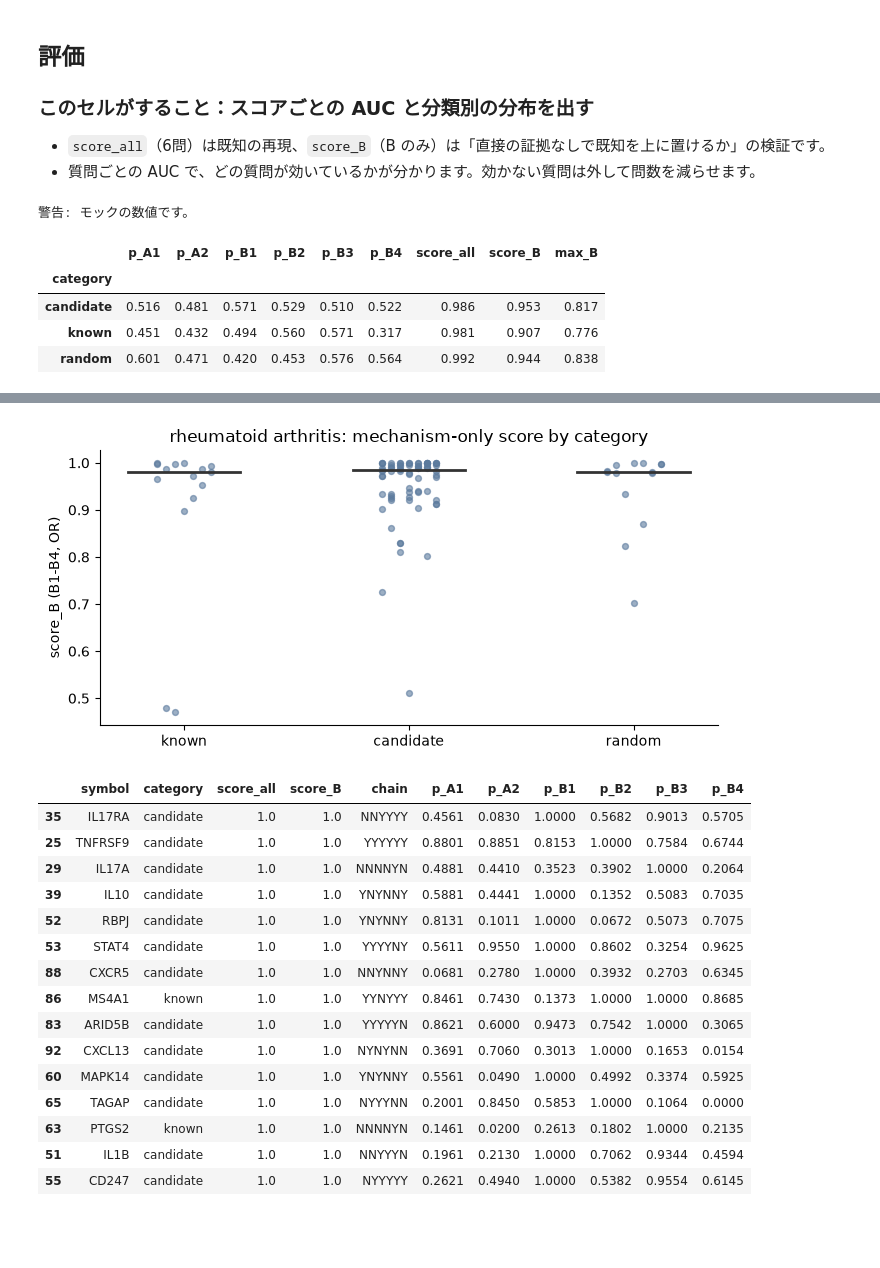
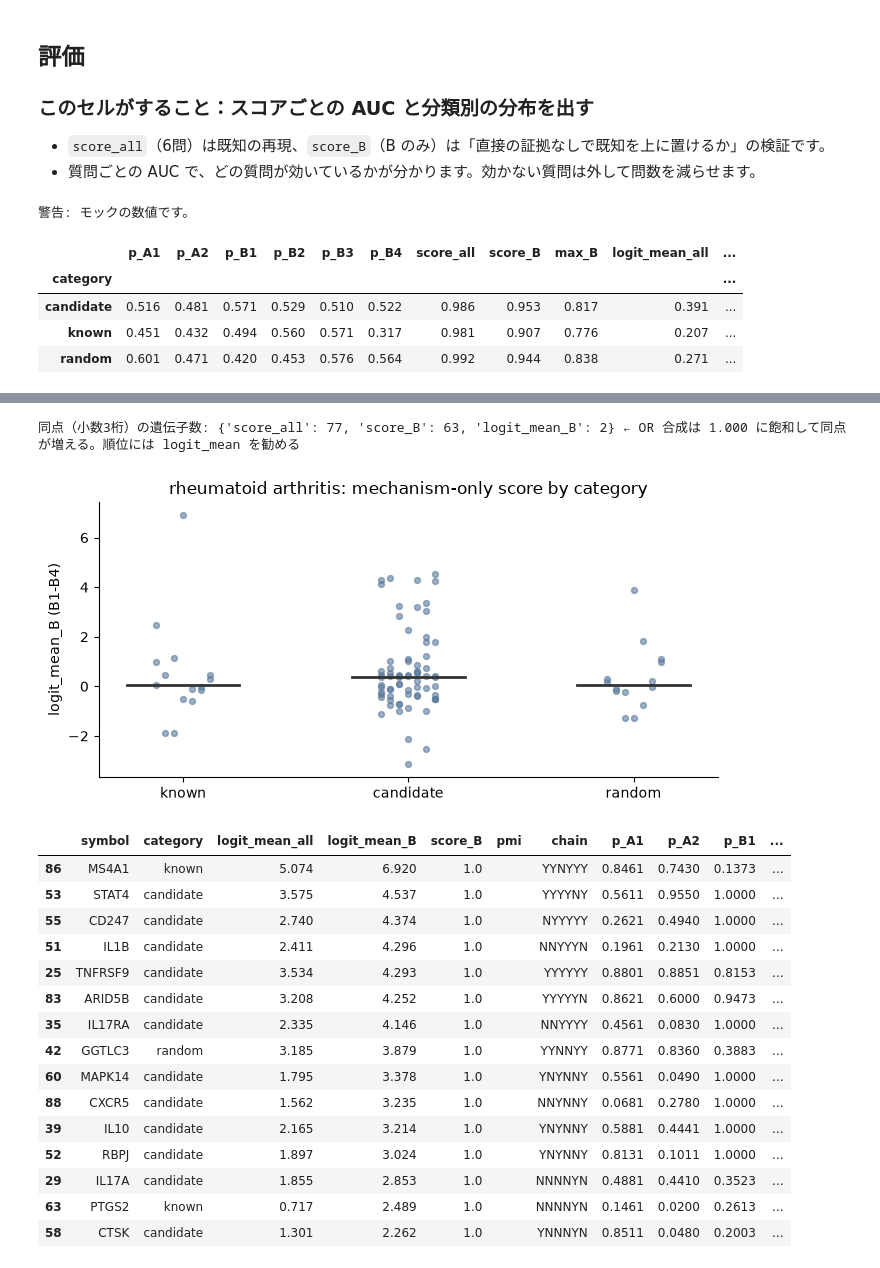
Before and after one commit to pepsea/gene_disease_prediction02, a Jupyter notebook: notebooks/03_fast_six_questions.ipynb, the cells around one changed output, grey strips where cells are left out. Saved outputs shown, nothing was run; the diff lists cells and outputs as text; code cells hidden in the pictures; blank space fills up the shorter version.

```diff
--- a/notebooks/03_fast_six_questions.ipynb
+++ b/notebooks/03_fast_six_questions.ipynb
@@ -334,15 +334,19 @@ for i, g in genes.iterrows():
         p = {q: min(1.0, max(0.0, p_raw[q] - delta[q] / 2)) for q in QIDS}
     score_all = 1 - np.prod([1 - p[q] for q in QIDS])
     b = [p[q] for q in QIDS if q.startswith("B")]
+    logit = lambda x: math.log(max(x, 1e-6) / max(1 - x, 1e-6))          # 対数オッズ（飽和しない合成用）
     pmi = ""
     if pmi_base is not None:
         pmi = sequence_logprob(f"{g['gene_label']} is an established therapeutic target for the disease:", " " + DISEASE) - pmi_base
     rows.append({"symbol": g["symbol"], "gene_label": g["gene_label"], "category": g["category"], "label": g["label"],
                  **{f"p_{q}": round(p[q], 4) for q in QIDS}, "chain": chain, "score_all": round(score_all, 4),
-                 "score_B": round(1 - np.prod([1 - x for x in b]), 4), "max_B": round(max(b), 4), "pmi": "" if pmi == "" else round(pmi, 3),
+                 "score_B": round(1 - np.prod([1 - x for x in b]), 4), "max_B": round(max(b), 4),
+                 "logit_mean_all": round(float(np.mean([logit(p[q]) for q in QIDS])), 3), "logit_mean_B": round(float(np.mean([logit(x) for x in b])), 3),
+                 "mean_p_all": round(float(np.mean([p[q] for q in QIDS])), 4), "mean_p_B": round(float(np.mean(b)), 4),
+                 "pmi": "" if pmi == "" else round(pmi, 3),
                  "model": f"{BACKEND_USED}:{os.path.basename(str(MODEL_PATH))}" if USE_LLM else "MOCK", "disease": DISEASE})
     if (i + 1) % 10 == 0 or i + 1 == len(genes):
-        print(f"{i+1:4d}/{len(genes)} {g['symbol']:10s} {g['category']:9s} all={score_all:.3f} B={rows[-1]['score_B']:.3f} {chain} pmi={rows[-1]['pmi']}  ({time.time()-t0:.0f}s)")
+        print(f"{i+1:4d}/{len(genes)} {g['symbol']:10s} {g['category']:9s} OR_B={rows[-1]['score_B']:.3f} logitB={rows[-1]['logit_mean_B']:+.2f} {chain} pmi={rows[-1]['pmi']}  ({time.time()-t0:.0f}s)")
 res = pd.DataFrame(rows); res.to_csv(OUT_CSV, index=False)
 print(f"elapsed {time.time()-t0:.0f}s for {len(genes)} genes → {(time.time()-t0)/len(genes):.2f}s/gene | wrote {OUT_CSV}")
 # %% [output]
@@ -369,7 +373,7 @@ def auc(pos, neg):
     if not pos or not neg: return float("nan")
     return sum(1.0 if a > b else 0.5 if a == b else 0.0 for a in pos for b in neg) / (len(pos) * len(neg))
 if not USE_LLM: print("警告: モックの数値です。")
-score_cols = [f"p_{q}" for q in QIDS] + ["score_all", "score_B", "max_B"] + (["pmi"] if res["pmi"].astype(str).str.len().gt(0).any() else [])
+score_cols = [f"p_{q}" for q in QIDS] + ["score_all", "score_B", "max_B", "logit_mean_all", "logit_mean_B", "mean_p_all", "mean_p_B"] + (["pmi"] if res["pmi"].astype(str).str.len().gt(0).any() else [])
 res_num = res.copy()
 for c in score_cols: res_num[c] = pd.to_numeric(res_num[c], errors="coerce")
 display(res_num.groupby("category")[score_cols].mean().round(3))
@@ -378,23 +382,25 @@ tbl = pd.DataFrame({"AUC known vs others": {c: auc(res_num.loc[known, c], res_nu
                     "AUC known vs random": {c: auc(res_num.loc[known, c], res_num.loc[rnd, c]) for c in score_cols},
                     "AUC candidate vs random": {c: auc(res_num.loc[cand, c], res_num.loc[rnd, c]) for c in score_cols}}).round(3)
 display(tbl)
+ties = {c: int(res_num[c].round(3).duplicated(keep=False).sum()) for c in ("score_all", "score_B", "logit_mean_B")}
+print("同点（小数3桁）の遺伝子数:", ties, "← OR 合成は 1.000 に飽和して同点が増える。順位には logit_mean を勧める")
 fig, ax = plt.subplots(figsize=(7, 3.5))
 cats = ["known", "candidate", "random"]
 for k, cat in enumerate(cats):
-    v = res_num.loc[res_num["category"] == cat, "score_B"].dropna()
+    v = res_num.loc[res_num["category"] == cat, "logit_mean_B"].dropna()
     ax.scatter([k] * len(v) + (pd.Series(range(len(v))) % 7 - 3) * 0.04, v, s=18, color="#5b7a9d", alpha=0.6)
     ax.plot([k - 0.25, k + 0.25], [v.median()] * 2, color="#333", linewidth=2)
-ax.set_xticks(range(3)); ax.set_xticklabels(cats); ax.set_ylabel("score_B (B1-B4, OR)"); ax.set_title(f"{DISEASE}: mechanism-only score by category")
+ax.set_xticks(range(3)); ax.set_xticklabels(cats); ax.set_ylabel("logit_mean_B (B1-B4)"); ax.set_title(f"{DISEASE}: mechanism-only score by category")
 for s in ("top", "right"): ax.spines[s].set_visible(False)
 plt.tight_layout(); plt.show()
-res_num.sort_values("score_B", ascending=False)[["symbol", "category", "score_all", "score_B", "chain"] + [f"p_{q}" for q in QIDS]].head(15)
+res_num.sort_values("logit_mean_B", ascending=False)[["symbol", "category", "logit_mean_all", "logit_mean_B", "score_B", "pmi", "chain"] + [f"p_{q}" for q in QIDS]].head(15)
 # %% [output]
 警告: モックの数値です。
-|  | p_A1 | p_A2 | p_B1 | p_B2 | p_B3 | p_B4 | score_all | score_B | max_B |
-| category |  |  |  |  |  |  |  |  |  |
-| candidate | 0.516 | 0.481 | 0.571 | 0.529 | 0.510 | 0.522 | 0.986 | 0.953 | 0.817 |
-| known | 0.451 | 0.432 | 0.494 | 0.560 | 0.571 | 0.317 | 0.981 | 0.907 | 0.776 |
-| random | 0.601 | 0.471 | 0.420 | 0.453 | 0.576 | 0.564 | 0.992 | 0.944 | 0.838 |
+|  | p_A1 | p_A2 | p_B1 | p_B2 | p_B3 | p_B4 | score_all | score_B | max_B | logit_mean_all | ... |
+| category |  |  |  |  |  |  |  |  |  |  | ... |
+| candidate | 0.516 | 0.481 | 0.571 | 0.529 | 0.510 | 0.522 | 0.986 | 0.953 | 0.817 | 0.391 | ... |
+| known | 0.451 | 0.432 | 0.494 | 0.560 | 0.571 | 0.317 | 0.981 | 0.907 | 0.776 | 0.207 | ... |
+| random | 0.601 | 0.471 | 0.420 | 0.453 | 0.576 | 0.564 | 0.992 | 0.944 | 0.838 | 0.271 | ... |
 |  | AUC known vs others | AUC known vs random | AUC candidate vs random |
 | p_A1 | 0.413 | 0.314 | 0.414 |
 | p_A2 | 0.448 | 0.431 | 0.515 |
@@ -408,17 +418,18 @@ res_num.sort_values("score_B", ascending=False)[["symbol", "category", "score_al
+同点（小数3桁）の遺伝子数: {'score_all': 77, 'score_B': 63, 'logit_mean_B': 2} ← OR 合成は 1.000 に飽和して同点が増える。順位には logit_mean を勧める
-[figure, old version]
+[figure, new version]
-|  | symbol | category | score_all | score_B | chain | p_A1 | p_A2 | p_B1 | p_B2 | p_B3 | p_B4 |
-| 35 | IL17RA | candidate | 1.0 | 1.0 | NNYYYY | 0.4561 | 0.0830 | 1.0000 | 0.5682 | 0.9013 | 0.5705 |
-| 25 | TNFRSF9 | candidate | 1.0 | 1.0 | YYYYYY | 0.8801 | 0.8851 | 0.8153 | 1.0000 | 0.7584 | 0.6744 |
-| 29 | IL17A | candidate | 1.0 | 1.0 | NNNNYN | 0.4881 | 0.4410 | 0.3523 | 0.3902 | 1.0000 | 0.2064 |
-| 39 | IL10 | candidate | 1.0 | 1.0 | YNYNNY | 0.5881 | 0.4441 | 1.0000 | 0.1352 | 0.5083 | 0.7035 |
-| 52 | RBPJ | candidate | 1.0 | 1.0 | YNYNNY | 0.8131 | 0.1011 | 1.0000 | 0.0672 | 0.5073 | 0.7075 |
-| 53 | STAT4 | candidate | 1.0 | 1.0 | YYYYNY | 0.5611 | 0.9550 | 1.0000 | 0.8602 | 0.3254 | 0.9625 |
-| 88 | CXCR5 | candidate | 1.0 | 1.0 | NNYNNY | 0.0681 | 0.2780 | 1.0000 | 0.3932 | 0.2703 | 0.6345 |
-| 86 | MS4A1 | known | 1.0 | 1.0 | YYNYYY | 0.8461 | 0.7430 | 0.1373 | 1.0000 | 1.0000 | 0.8685 |
-| 83 | ARID5B | candidate | 1.0 | 1.0 | YYYYYN | 0.8621 | 0.6000 | 0.9473 | 0.7542 | 1.0000 | 0.3065 |
-| 92 | CXCL13 | candidate | 1.0 | 1.0 | NYNYNN | 0.3691 | 0.7060 | 0.3013 | 1.0000 | 0.1653 | 0.0154 |
-| 60 | MAPK14 | candidate | 1.0 | 1.0 | YNYNNY | 0.5561 | 0.0490 | 1.0000 | 0.4992 | 0.3374 | 0.5925 |
-| 65 | TAGAP | candidate | 1.0 | 1.0 | NYYYNN | 0.2001 | 0.8450 | 0.5853 | 1.0000 | 0.1064 | 0.0000 |
-| 63 | PTGS2 | known | 1.0 | 1.0 | NNNNYN | 0.1461 | 0.0200 | 0.2613 | 0.1802 | 1.0000 | 0.2135 |
-| 51 | IL1B | candidate | 1.0 | 1.0 | NNYYYN | 0.1961 | 0.2130 | 1.0000 | 0.7062 | 0.9344 | 0.4594 |
-| 55 | CD247 | candidate | 1.0 | 1.0 | NYYYYY | 0.2621 | 0.4940 | 1.0000 | 0.5382 | 0.9554 | 0.6145 |
+|  | symbol | category | logit_mean_all | logit_mean_B | score_B | pmi | chain | p_A1 | p_A2 | p_B1 | ... |
+| 86 | MS4A1 | known | 5.074 | 6.920 | 1.0 |  | YYNYYY | 0.8461 | 0.7430 | 0.1373 | ... |
+| 53 | STAT4 | candidate | 3.575 | 4.537 | 1.0 |  | YYYYNY | 0.5611 | 0.9550 | 1.0000 | ... |
+| 55 | CD247 | candidate | 2.740 | 4.374 | 1.0 |  | NYYYYY | 0.2621 | 0.4940 | 1.0000 | ... |
+| 51 | IL1B | candidate | 2.411 | 4.296 | 1.0 |  | NNYYYN | 0.1961 | 0.2130 | 1.0000 | ... |
+| 25 | TNFRSF9 | candidate | 3.534 | 4.293 | 1.0 |  | YYYYYY | 0.8801 | 0.8851 | 0.8153 | ... |
+| 83 | ARID5B | candidate | 3.208 | 4.252 | 1.0 |  | YYYYYN | 0.8621 | 0.6000 | 0.9473 | ... |
+| 35 | IL17RA | candidate | 2.335 | 4.146 | 1.0 |  | NNYYYY | 0.4561 | 0.0830 | 1.0000 | ... |
+| 42 | GGTLC3 | random | 3.185 | 3.879 | 1.0 |  | YYNNYY | 0.8771 | 0.8360 | 0.3883 | ... |
+| 60 | MAPK14 | candidate | 1.795 | 3.378 | 1.0 |  | YNYNNY | 0.5561 | 0.0490 | 1.0000 | ... |
+| 88 | CXCR5 | candidate | 1.562 | 3.235 | 1.0 |  | NNYNNY | 0.0681 | 0.2780 | 1.0000 | ... |
+| 39 | IL10 | candidate | 2.165 | 3.214 | 1.0 |  | YNYNNY | 0.5881 | 0.4441 | 1.0000 | ... |
+| 52 | RBPJ | candidate | 1.897 | 3.024 | 1.0 |  | YNYNNY | 0.8131 | 0.1011 | 1.0000 | ... |
+| 29 | IL17A | candidate | 1.855 | 2.853 | 1.0 |  | NNNNYN | 0.4881 | 0.4410 | 0.3523 | ... |
+| 63 | PTGS2 | known | 0.717 | 2.489 | 1.0 |  | NNNNYN | 0.1461 | 0.0200 | 0.2613 | ... |
+| 58 | CTSK | candidate | 1.301 | 2.262 | 1.0 |  | YNNNYN | 0.8511 | 0.0480 | 0.2003 | ... |
```
Also changed, not shown: parts of 3 cells of this notebook.
